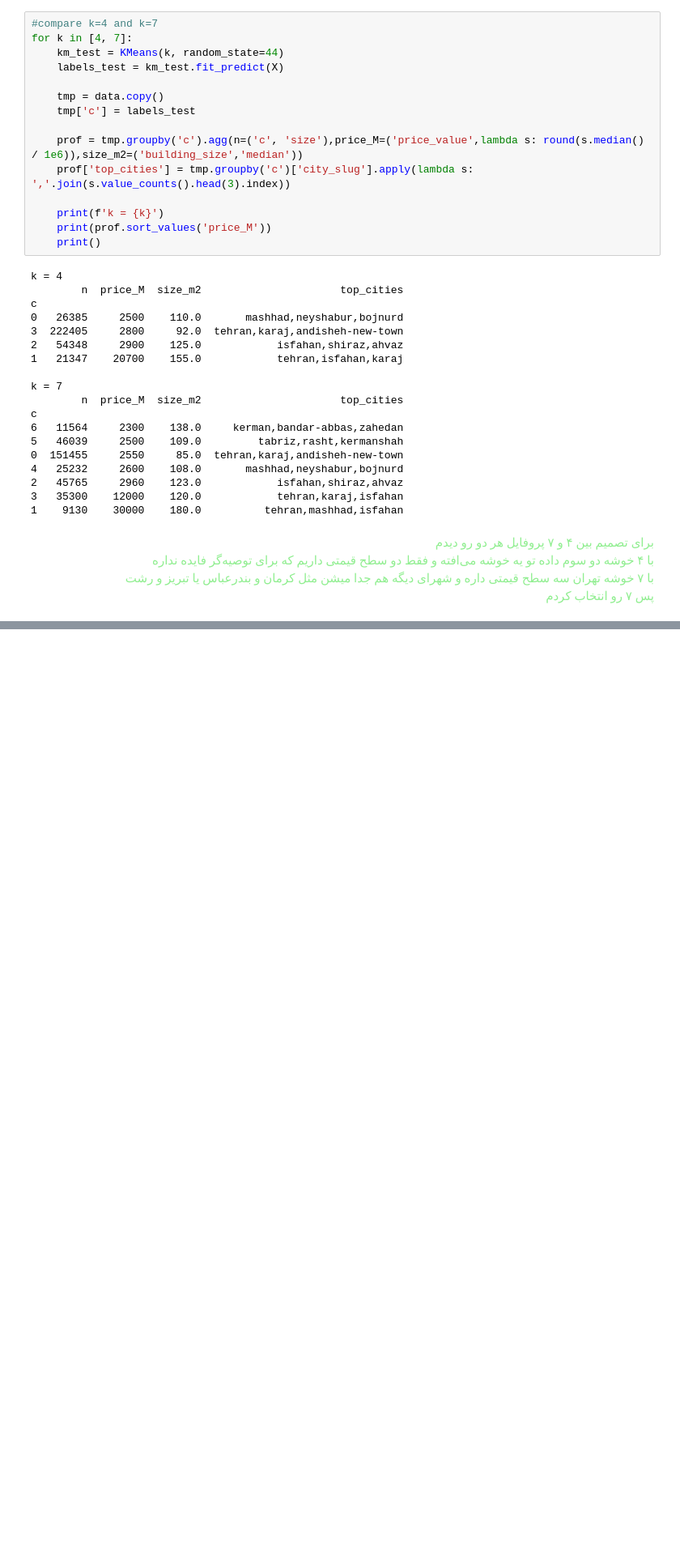
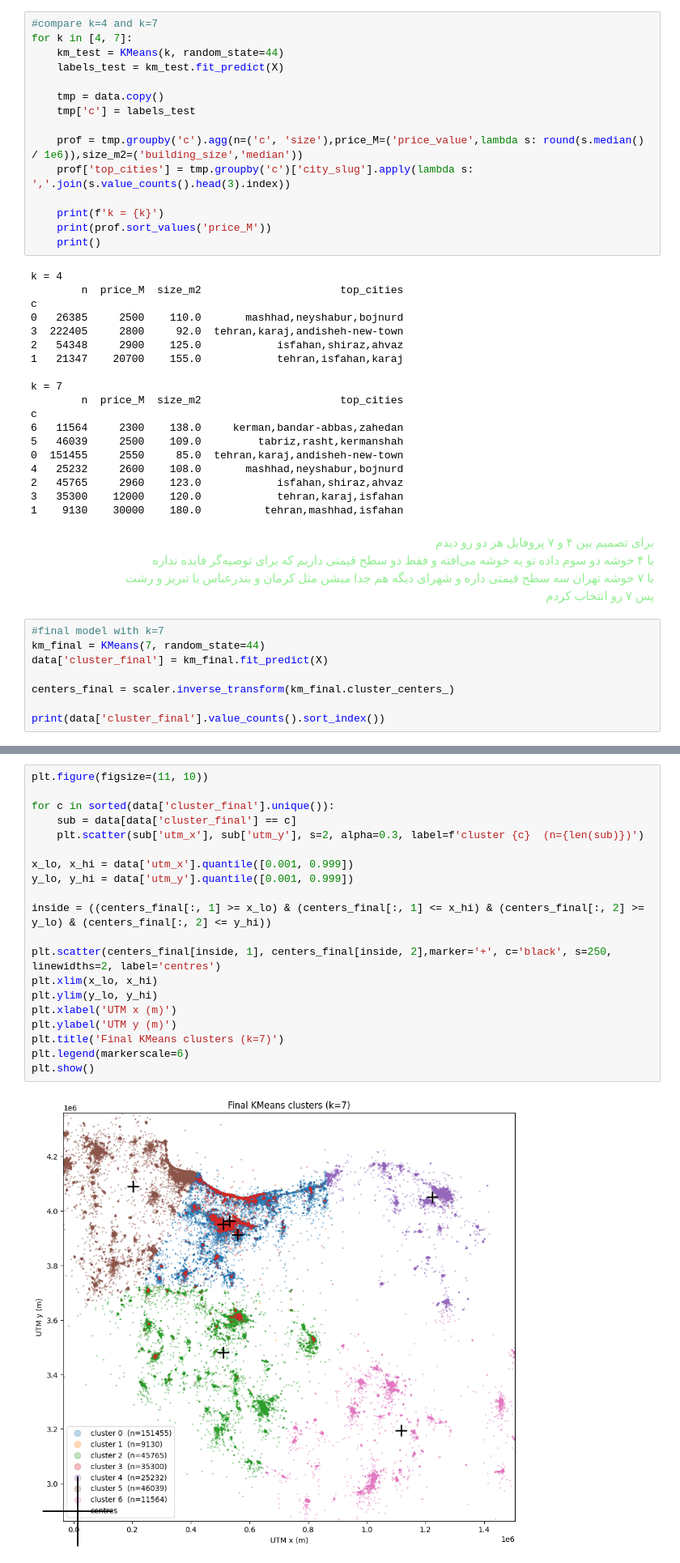
Before and after one commit to aminrafi394/quera-AI-first-project, a Jupyter notebook: notebooks/clustering_mahdi.ipynb, the cells around one changed output, grey strips where cells are left out. Shown at 81% size. Cells and saved outputs as stored; diff of their text form; blank space fills up the shorter version.

Commit message:
Add final KMeans model with k=7 and a labelled cluster map

```diff
--- a/notebooks/clustering_mahdi.ipynb
+++ b/notebooks/clustering_mahdi.ipynb
@@ -375,3 +375,11 @@ c
 <br>
 پس ۷ رو انتخاب کردم
 </font></p>
+# %%
+#final model with k=7
+km_final = KMeans(7, random_state=44)
+data['cluster_final'] = km_final.fit_predict(X)
+
+centers_final = scaler.inverse_transform(km_final.cluster_centers_)
+
+print(data['cluster_final'].value_counts().sort_index())
@@ -377,0 +396,22 @@ c
+# %%
+plt.figure(figsize=(11, 10))
+
+for c in sorted(data['cluster_final'].unique()):
+    sub = data[data['cluster_final'] == c]
+    plt.scatter(sub['utm_x'], sub['utm_y'], s=2, alpha=0.3, label=f'cluster {c}  (n={len(sub)})')
+
+x_lo, x_hi = data['utm_x'].quantile([0.001, 0.999])
+y_lo, y_hi = data['utm_y'].quantile([0.001, 0.999])
+
+inside = ((centers_final[:, 1] >= x_lo) & (centers_final[:, 1] <= x_hi) & (centers_final[:, 2] >= y_lo) & (centers_final[:, 2] <= y_hi))
+
+plt.scatter(centers_final[inside, 1], centers_final[inside, 2],marker='+', c='black', s=250, linewidths=2, label='centres')
+plt.xlim(x_lo, x_hi)
+plt.ylim(y_lo, y_hi)
+plt.xlabel('UTM x (m)')
+plt.ylabel('UTM y (m)')
+plt.title('Final KMeans clusters (k=7)')
+plt.legend(markerscale=6)
+plt.show()
+# %% [output]
+[figure, added]
```
Also changed, not shown: parts of 1 cell of this notebook.
